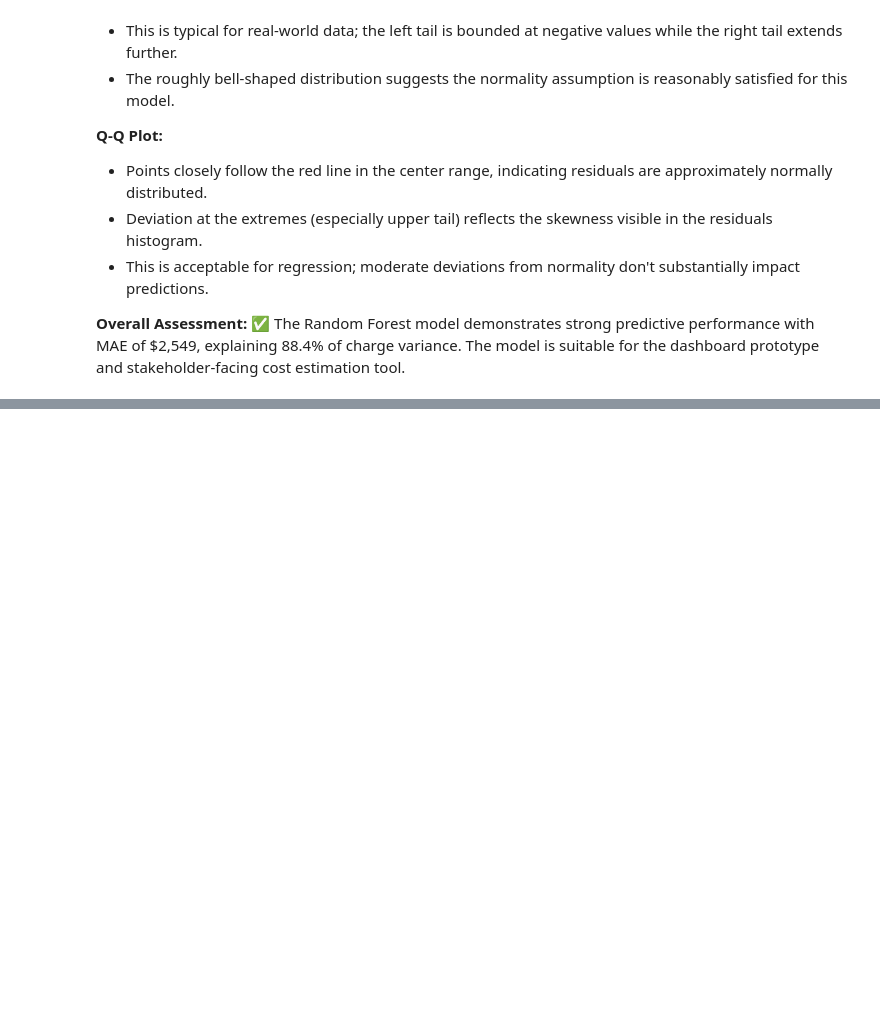
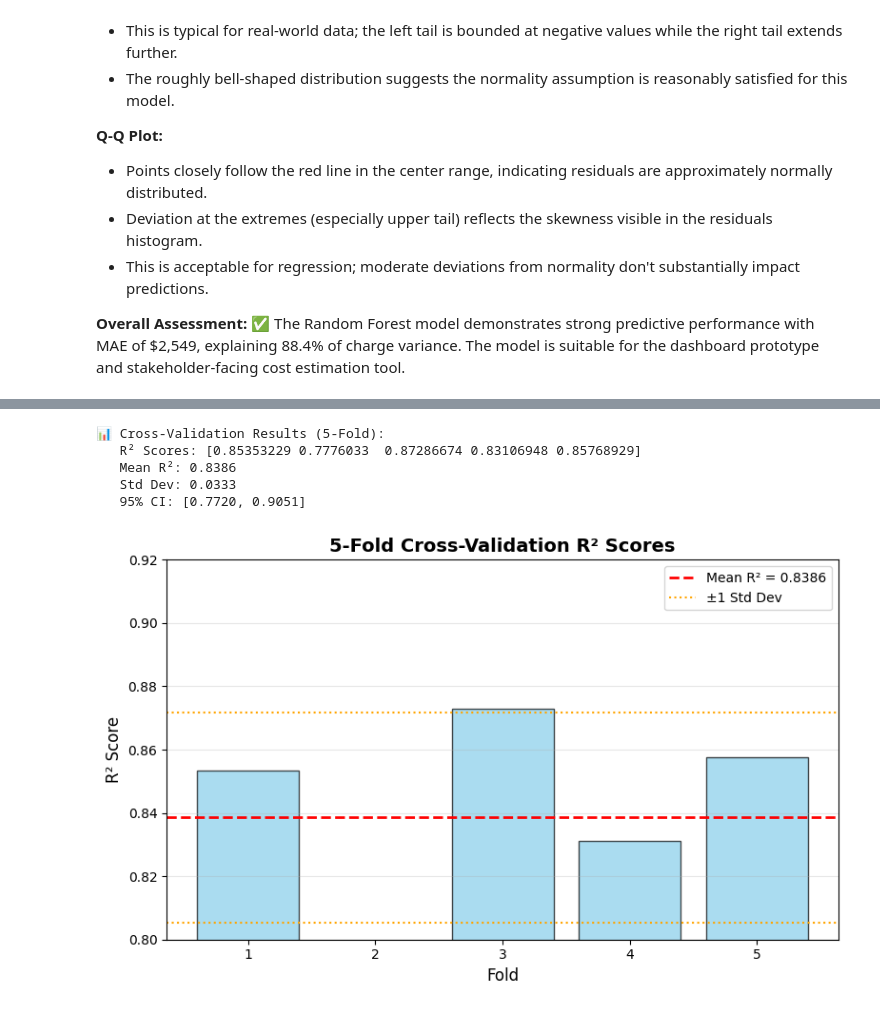
Before and after one commit to sergionzeutcho-rgb/Healthcare_insurance, a Jupyter notebook: jupyter_notebooks/Healthcare_insurance.ipynb, the cells around one changed output, grey strips where cells are left out. Cells and saved outputs as stored; diff of their text form; code cells hidden in the pictures; blank space fills up the shorter version.

```diff
--- a/jupyter_notebooks/Notebook_Template.ipynb
+++ b/jupyter_notebooks/Healthcare_insurance.ipynb
@@ -518,0 +568,38 @@ print(f"   R²:   {r2:.4f}")
+# %%
+from sklearn.model_selection import cross_val_score
+
+# Perform 5-fold cross-validation on R² score
+cv_scores = cross_val_score(pipe, X, y, cv=5, scoring='r2', n_jobs=-1)
+
+# Calculate mean and standard deviation
+cv_mean = cv_scores.mean()
+cv_std = cv_scores.std()
+
+print("📊 Cross-Validation Results (5-Fold):")
+print(f"   R² Scores: {cv_scores}")
+print(f"   Mean R²: {cv_mean:.4f}")
+print(f"   Std Dev: {cv_std:.4f}")
+print(f"   95% CI: [{cv_mean - 2*cv_std:.4f}, {cv_mean + 2*cv_std:.4f}]")
+
+# Visualize cross-validation scores
+plt.figure(figsize=(8, 5))
+plt.bar(range(1, 6), cv_scores, color='skyblue', edgecolor='black', alpha=0.7)
+plt.axhline(cv_mean, color='red', linestyle='--', linewidth=2, label=f'Mean R² = {cv_mean:.4f}')
+plt.axhline(cv_mean + cv_std, color='orange', linestyle=':', linewidth=1.5, label=f'±1 Std Dev')
+plt.axhline(cv_mean - cv_std, color='orange', linestyle=':', linewidth=1.5)
+plt.xlabel('Fold', fontsize=12)
+plt.ylabel('R² Score', fontsize=12)
+plt.title('5-Fold Cross-Validation R² Scores', fontsize=14, fontweight='bold')
+plt.xticks(range(1, 6))
+plt.ylim([0.8, 0.92])
+plt.legend()
+plt.grid(axis='y', alpha=0.3)
+plt.tight_layout()
+plt.show()
+# %% [output]
+📊 Cross-Validation Results (5-Fold):
+   R² Scores: [0.85353229 0.7776033  0.87286674 0.83106948 0.85768929]
+   Mean R²: 0.8386
+   Std Dev: 0.0333
+   95% CI: [0.7720, 0.9051]
+[figure, added]
```
Also changed, not shown: parts of 6 cells of this notebook, 2 other files.
